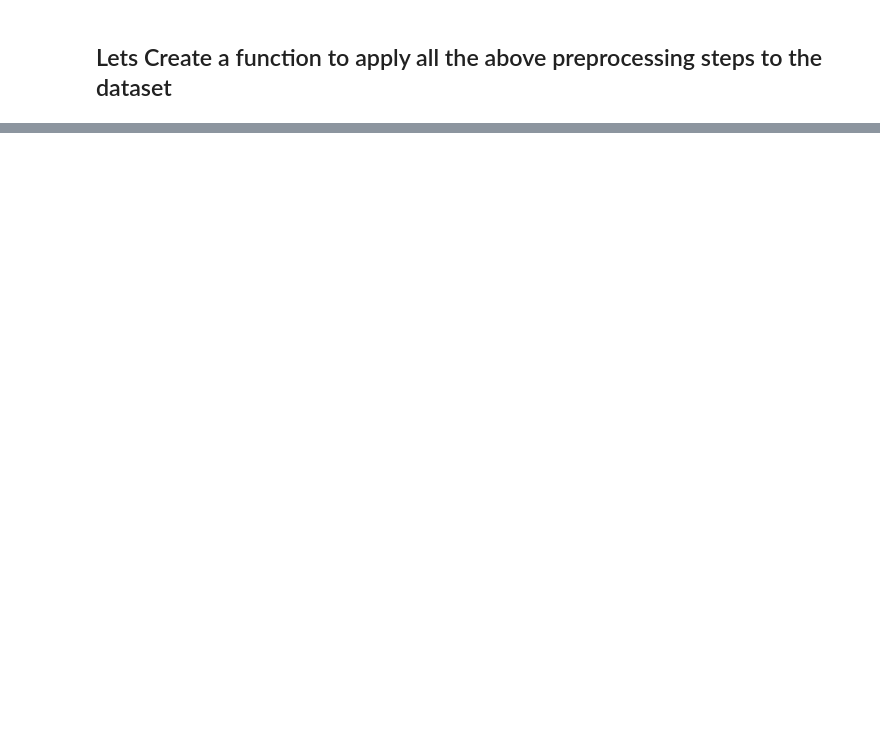
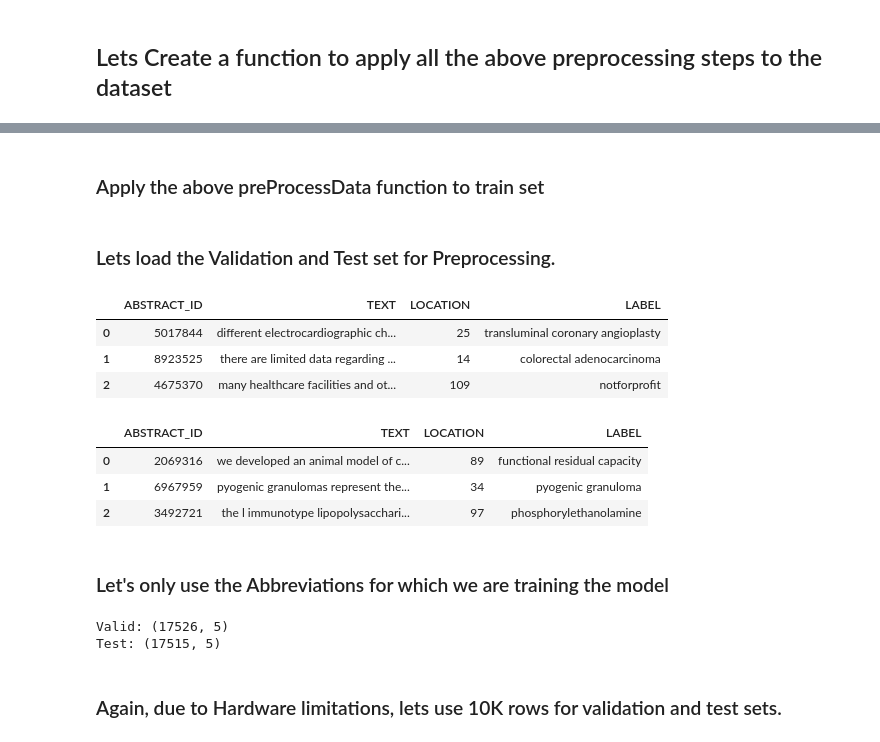
Before and after one commit to shubh8990/Abbreviation-Disambiguation-, a Jupyter notebook: Step 2- Data Preprocessing.ipynb, the cells around one changed output, grey strips where cells are left out. Saved outputs shown, nothing was run; the diff lists cells and outputs as text; code cells hidden in the pictures; blank space fills up the shorter version.

```diff
--- a/Step 2- Data Preprocessing.ipynb
+++ b/Step 2- Data Preprocessing.ipynb
@@ -170,0 +151,2 @@ test.to_csv('/content/drive/MyDrive/Capstone 3/test_final.csv')
+# %% [markdown]
+### Apply the above preProcessData function to train set
@@ -170,0 +155,22 @@ test.to_csv('/content/drive/MyDrive/Capstone 3/test_final.csv')
+# %% [markdown]
+### Lets load the Validation and Test set for Preprocessing.
+# %%
+# Lets load the Valid and test datasets as well.
+valid = pd.read_csv('Data/valid.csv')
+test = pd.read_csv('Data/test.csv')
+# %%
+valid.head(3)
+# %% [output]
+|  | ABSTRACT_ID | TEXT | LOCATION | LABEL |
+| 0 | 5017844 | different electrocardiographic ch... | 25 | transluminal coronary angioplasty |
+| 1 | 8923525 | there are limited data regarding ... | 14 | colorectal adenocarcinoma |
+| 2 | 4675370 | many healthcare facilities and ot... | 109 | notforprofit |
+# %%
+test.head(3)
+# %% [output]
+|  | ABSTRACT_ID | TEXT | LOCATION | LABEL |
+| 0 | 2069316 | we developed an animal model of c... | 89 | functional residual capacity |
+| 1 | 6967959 | pyogenic granulomas represent the... | 34 | pyogenic granuloma |
+| 2 | 3492721 | the l immunotype lipopolysacchari... | 97 | phosphorylethanolamine |
+# %% [markdown]
+### Let's only use the Abbreviations for which we are training the model
@@ -170,0 +181,11 @@ test.to_csv('/content/drive/MyDrive/Capstone 3/test_final.csv')
+# %%
+# Filter the valid and test datasets based on the topAbv list and check their shapes
+valid = valid[valid['ABV'].isin(topAbv)]
+test = test[test['ABV'].isin(topAbv)]
+print('Valid:', valid.shape)
+print('Test:', test.shape)
+# %% [output]
+Valid: (17526, 5)
+Test: (17515, 5)
+# %% [markdown]
+### Again, due to Hardware limitations, lets use 10K rows for validation and test sets.
```
Also changed, not shown: parts of 32 cells of this notebook, 1 other file.
